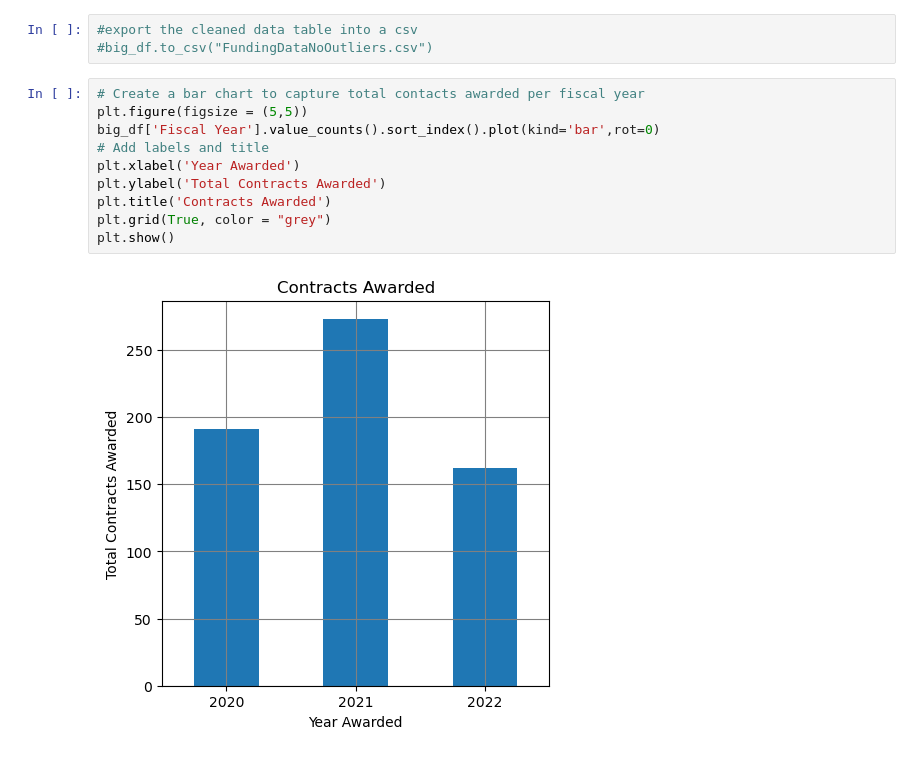
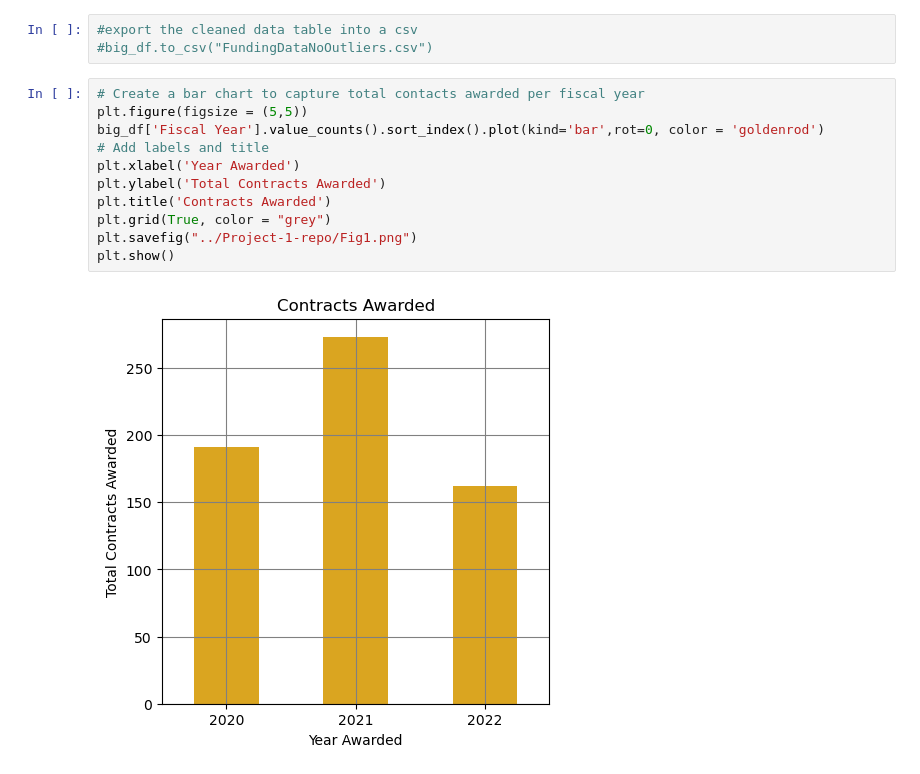
Before and after one commit to MoussaED/Project-1-repo, a Jupyter notebook: Post_Results_v3.ipynb, the cells around one changed output. Saved outputs shown, nothing was run; the diff lists cells and outputs as text.

Commit message:
Added figures/ Graphs/ Clean up

```diff
--- a/Post_Results_v3.ipynb
+++ b/Post_Results_v3.ipynb
@@ -800,13 +806,14 @@ big_df.head()
 # %%
 # Create a bar chart to capture total contacts awarded per fiscal year
 plt.figure(figsize = (5,5))
-big_df['Fiscal Year'].value_counts().sort_index().plot(kind='bar',rot=0)
+big_df['Fiscal Year'].value_counts().sort_index().plot(kind='bar',rot=0, color = 'goldenrod')
 # Add labels and title
 plt.xlabel('Year Awarded')
 plt.ylabel('Total Contracts Awarded')
 plt.title('Contracts Awarded')
 plt.grid(True, color = "grey")
+plt.savefig("../Project-1-repo/Fig1.png")
 plt.show()
 # %% [output]
-[figure, old version]
+[figure, new version]
 # %%
```
Also changed, not shown: parts of 11 cells of this notebook, 8 other files.
